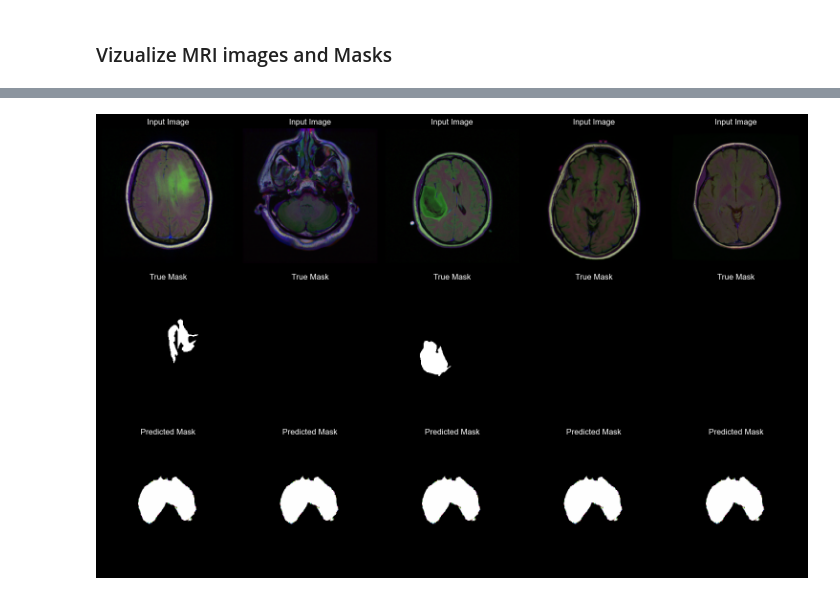
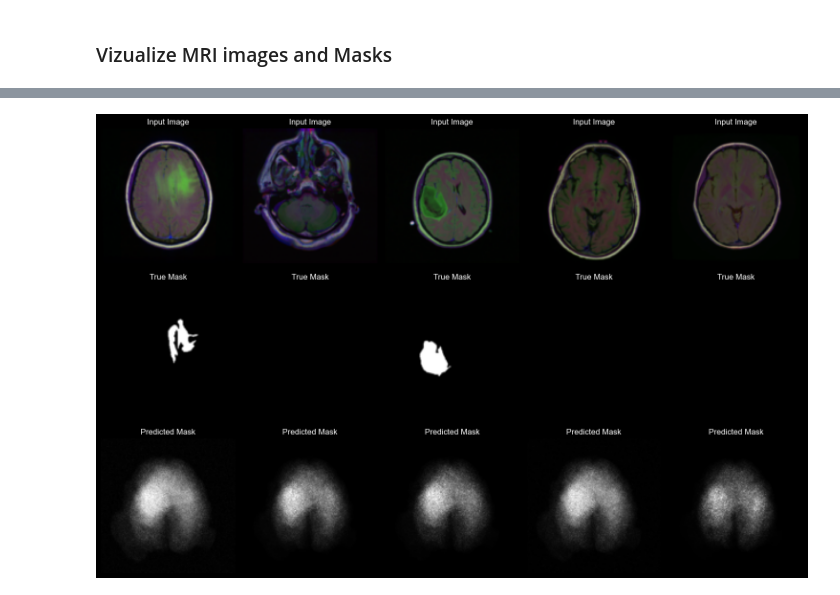
Before and after one commit to Kasper1616/Generative-Brain-MRI-Segmentation, a Jupyter notebook: BrainSeg.ipynb, the cells around one changed output, grey strips where cells are left out. Cells and saved outputs as stored; diff of their text form; code cells hidden in the pictures.

```diff
--- a/BrainSeg.ipynb
+++ b/BrainSeg.ipynb
@@ -80,7 +80,7 @@ device = "cuda" if torch.cuda.is_available() else "mps" if torch.backends.mps.is
 
 # --- Define Parameters ---
 BATCH_SIZE = 64
-IMG_SIZE = 256
+IMG_SIZE = 124
 NUM_WORKERS = 0
 # %%
 # --- Define Dataset ---
@@ -246,6 +252,10 @@ class VAE(nn.Module):
             # sample the latent code z
             pyro.sample("latent", dist.Normal(z_loc, z_scale).to_event(1))
 # %%
+import torch
+from pyro.infer import SVI, Trace_ELBO
+from pyro.optim import Adam
+
 # --- Train and Test ---
 def dice_loss(pred, target, smooth=1e-6):
     intersection = (pred * target).sum(dim=(1,2,3))
@@ -253,26 +263,26 @@ def dice_loss(pred, target, smooth=1e-6):
     loss = 1 - (2. * intersection + smooth) / (union + smooth)
     return loss.mean()
 
-from torch.optim import Adam
 
-vae = VAE(z_dim=64, hidden_dim=248, input_dim=IMG_SIZE*IMG_SIZE*3).to(device)
-optimizer = Adam(vae.parameters(), lr=1e-3)
+# Instantiate the VAE and move it to the device
+vae = VAE(z_dim=64, hidden_dim=248, input_dim=IMG_SIZE*IMG_SIZE*3)
+vae.to(device)
+
+# Set up the optimizer and SVI object with the ELBO loss
+optimizer = Adam({"lr": 1e-3})
+svi = SVI(vae.model, vae.guide, optimizer, loss=Trace_ELBO())
 
 num_epochs = 10
-# Train on masks instead of images
 for epoch in range(num_epochs):
     epoch_loss = 0.0
-    for images, masks in train_loader:
-        # Use masks as targets and inputs for the segmentation branch
-        x = masks.to(device)
-        # Run the forward pass
-        pred = vae.model(x)
-        # Compute dice loss on the reconstructed mask
-        loss = dice_loss(pred.reshape(x.size()), x)
-        optimizer.zero_grad()
-        loss.backward()
-        optimizer.step()
-        epoch_loss += loss.item()
-    avg_loss = epoch_loss / len(train_dataset)
-    print(f"Epoch [{epoch+1}/{num_epochs}], Loss: {avg_loss:.4f}")
+    # Iterate over the training DataLoader
+    for img, mask in train_loader:
+        # Move data to the proper device
+        img = img.to(device)
+        mask = mask.to(device)
+        # Perform an SVI step: this runs both model and guide and returns the loss for the batch
+        loss = svi.step(img, mask)
+        epoch_loss += loss
+    average_loss = epoch_loss / len(train_dataset)
+    print(f"Epoch {epoch+1}/{num_epochs} Loss: {average_loss:.4f}")
 # %% [output]
@@ -290,33 +300,34 @@ Epoch [10/10], Loss: 0.0144
 def visualize_predictions(model, loader, num_images=5):
     model.eval()
     images, true_masks = next(iter(loader))
     images = images.to(device)
+    true_masks = true_masks.to(device)
     with torch.no_grad():
         # Get model predictions and reshape to the mask dimensions
-        pred = model.model(images)
+        pred = model.model(images, true_masks)
     # Reshape predictions to match the true mask shape
     pred = pred.reshape(true_masks.size()).cpu().numpy()
-    true_masks = true_masks.numpy()
+    true_masks = true_masks.cpu().numpy()
     images = images.cpu().numpy()
 
     fig, axes = plt.subplots(3, num_images, figsize=(15, 10))
     for i in range(num_images):
          # Show input image
          axes[0, i].imshow(images[i].transpose(1, 2, 0))
          axes[0, i].set_title("Input Image")
          axes[0, i].axis("off")
          # Show true mask (using grayscale for clarity)
          axes[1, i].imshow(true_masks[i].transpose(1, 2, 0), cmap='gray')
          axes[1, i].set_title("True Mask")
          axes[1, i].axis("off")
          # Show predicted mask (using grayscale for clarity)
          axes[2, i].imshow(pred[i].transpose(1, 2, 0), cmap='gray')
          axes[2, i].set_title("Predicted Mask")
          axes[2, i].axis("off")
     plt.tight_layout()
     plt.show()
 
 
 visualize_predictions(vae, test_loader)
 # %% [output]
-[figure, old version]
+[figure, new version]
```
Also changed, not shown: parts of 5 cells of this notebook.
